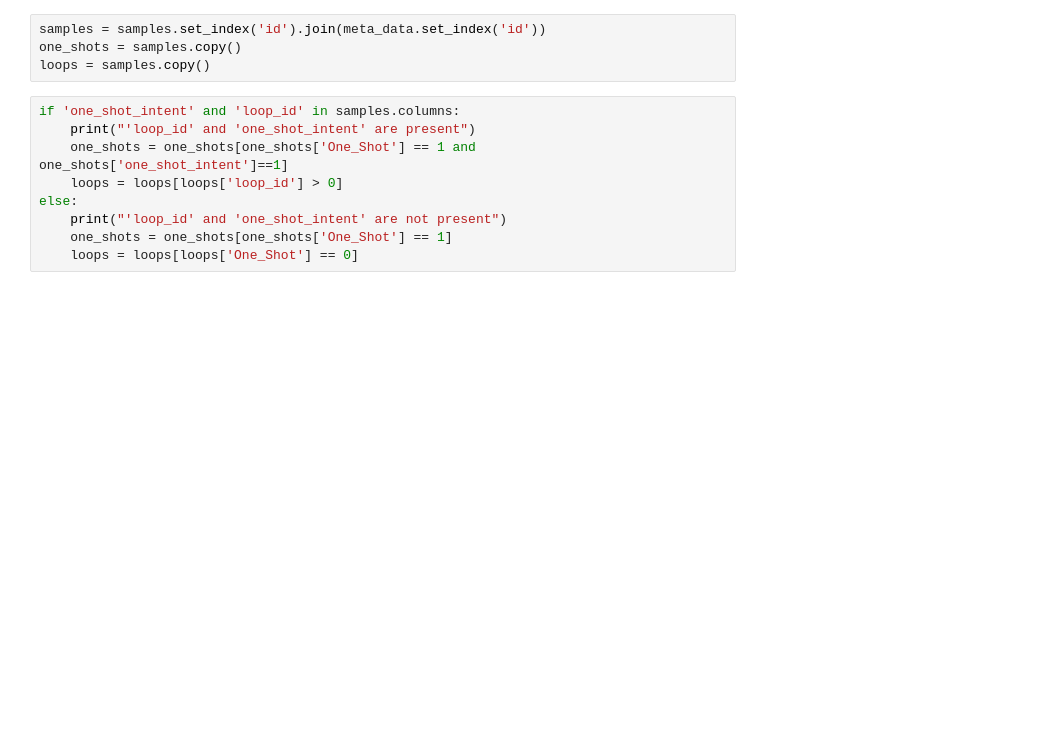
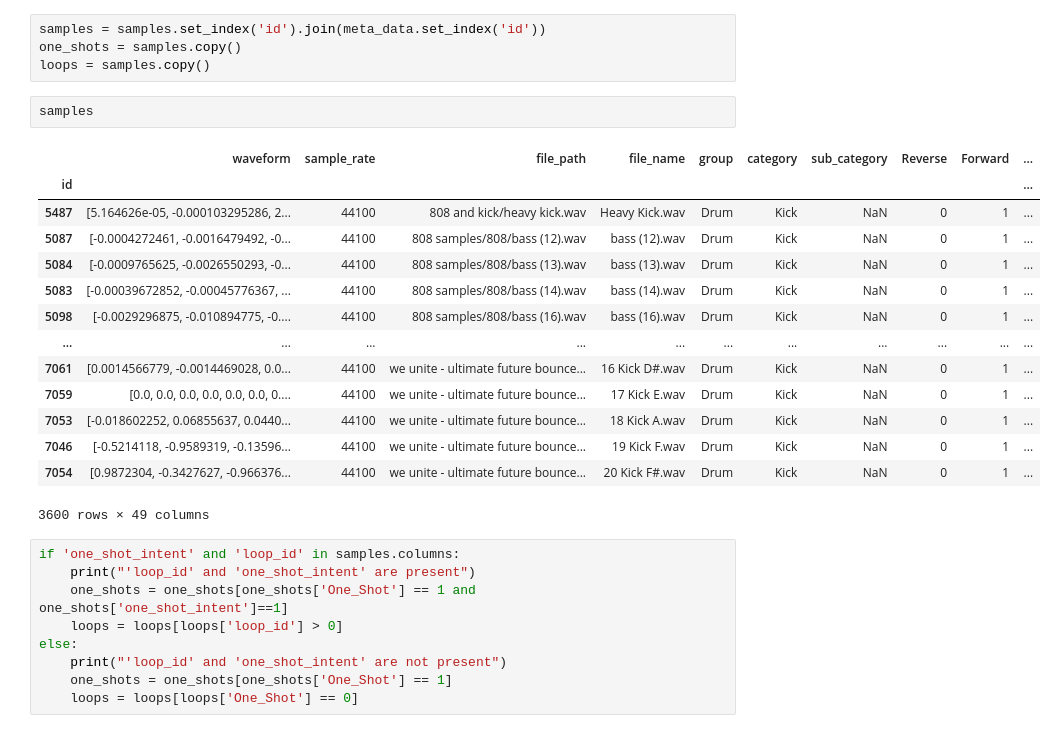
Before and after one commit to GrantCanty/sound_classifier, a Jupyter notebook: generate_loops.ipynb, the cells around one changed output. Cells and saved outputs as stored; diff of their text form; blank space fills up the shorter version.

```diff
--- a/generate_loops.ipynb
+++ b/generate_loops.ipynb
@@ -34,6 +36,23 @@ samples = pd.DataFrame({'id': df_id, 'waveform': wavs, 'sample_rate': srs, })
 samples = samples.set_index('id').join(meta_data.set_index('id'))
 one_shots = samples.copy()
 loops = samples.copy()
+# %%
+samples
+# %% [output]
+|  | waveform | sample_rate | file_path | file_name | group | category | sub_category | Reverse | Forward | ... |
+| id |  |  |  |  |  |  |  |  |  | ... |
+| 5487 | [5.164626e-05, -0.000103295286, 2... | 44100 | 808 and kick/heavy kick.wav | Heavy Kick.wav | Drum | Kick | NaN | 0 | 1 | ... |
+| 5087 | [-0.0004272461, -0.0016479492, -0... | 44100 | 808 samples/808/bass (12).wav | bass (12).wav | Drum | Kick | NaN | 0 | 1 | ... |
+| 5084 | [-0.0009765625, -0.0026550293, -0... | 44100 | 808 samples/808/bass (13).wav | bass (13).wav | Drum | Kick | NaN | 0 | 1 | ... |
+| 5083 | [-0.00039672852, -0.00045776367, ... | 44100 | 808 samples/808/bass (14).wav | bass (14).wav | Drum | Kick | NaN | 0 | 1 | ... |
+| 5098 | [-0.0029296875, -0.010894775, -0.... | 44100 | 808 samples/808/bass (16).wav | bass (16).wav | Drum | Kick | NaN | 0 | 1 | ... |
+| ... | ... | ... | ... | ... | ... | ... | ... | ... | ... | ... |
+| 7061 | [0.0014566779, -0.0014469028, 0.0... | 44100 | we unite - ultimate future bounce... | 16 Kick D#.wav | Drum | Kick | NaN | 0 | 1 | ... |
+| 7059 | [0.0, 0.0, 0.0, 0.0, 0.0, 0.0, 0.... | 44100 | we unite - ultimate future bounce... | 17 Kick E.wav | Drum | Kick | NaN | 0 | 1 | ... |
+| 7053 | [-0.018602252, 0.06855637, 0.0440... | 44100 | we unite - ultimate future bounce... | 18 Kick A.wav | Drum | Kick | NaN | 0 | 1 | ... |
+| 7046 | [-0.5214118, -0.9589319, -0.13596... | 44100 | we unite - ultimate future bounce... | 19 Kick F.wav | Drum | Kick | NaN | 0 | 1 | ... |
+| 7054 | [0.9872304, -0.3427627, -0.966376... | 44100 | we unite - ultimate future bounce... | 20 Kick F#.wav | Drum | Kick | NaN | 0 | 1 | ... |
+3600 rows × 49 columns
 # %%
 if 'one_shot_intent' and 'loop_id' in samples.columns:
     print("'loop_id' and 'one_shot_intent' are present")
```
Also changed, not shown: parts of 4 cells of this notebook.
